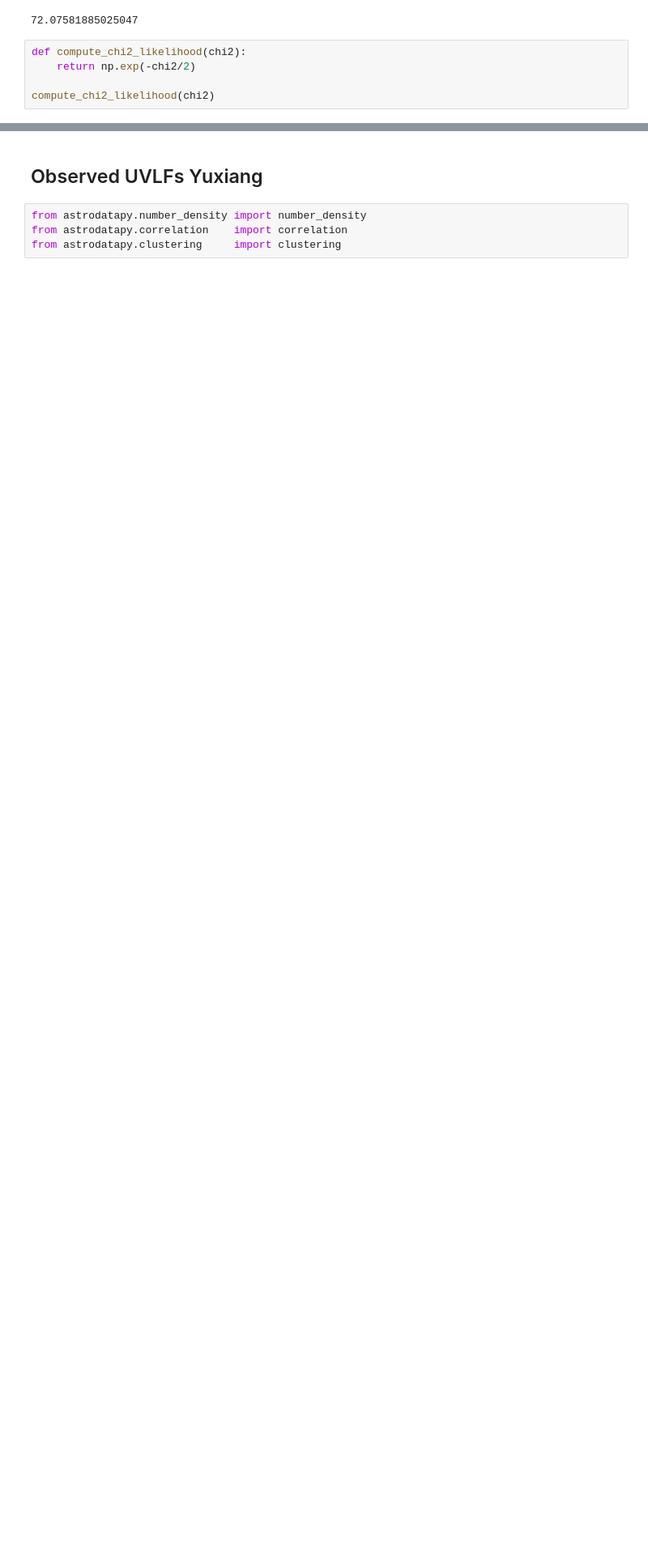
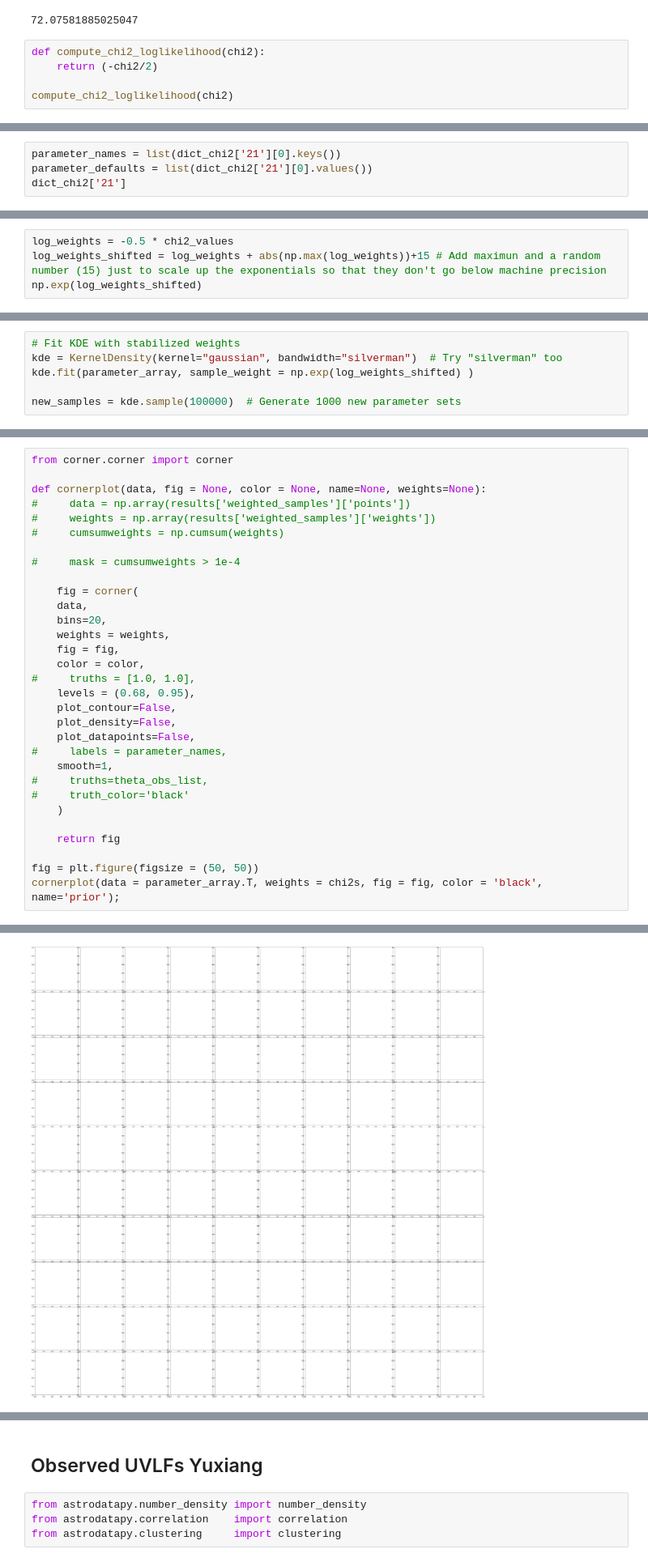
Before and after one commit to nikos-triantafyllou/Database-21cmFASTv4, a Jupyter notebook: Tutorial/Chi_squared.ipynb, the cells around one changed output, grey strips where cells are left out. Shown at 81% size. Saved outputs shown, nothing was run; the diff lists cells and outputs as text; blank space fills up the shorter version.

```diff
--- a/Tutorial/Chi_squared.ipynb
+++ b/Tutorial/Chi_squared.ipynb
@@ -348,8 +346,8 @@ chi2
 # %% [output]
 72.07581885025047
 # %%
-def compute_chi2_likelihood(chi2):
-    return np.exp(-chi2/2)
+def compute_chi2_loglikelihood(chi2):
+    return (-chi2/2)
 
-compute_chi2_likelihood(chi2)
+compute_chi2_loglikelihood(chi2)
 # %% [output]
@@ -356,0 +392,4 @@ compute_chi2_likelihood(chi2)
+# %%
+parameter_names = list(dict_chi2['21'][0].keys())
+parameter_defaults = list(dict_chi2['21'][0].values())
+dict_chi2['21']
@@ -356,0 +436,4 @@ compute_chi2_likelihood(chi2)
+# %%
+log_weights = -0.5 * chi2_values
+log_weights_shifted = log_weights + abs(np.max(log_weights))+15 # Add maximun and a random number (15) just to scale up the exponentials so that they don't go below machine precision
+np.exp(log_weights_shifted)
@@ -356,0 +447,6 @@ compute_chi2_likelihood(chi2)
+# %%
+# Fit KDE with stabilized weights
+kde = KernelDensity(kernel="gaussian", bandwidth="silverman")  # Try "silverman" too
+kde.fit(parameter_array, sample_weight = np.exp(log_weights_shifted) )
+
+new_samples = kde.sample(100000)  # Generate 1000 new parameter sets
@@ -378,3 +556,35 @@ compute_chi2_likelihood(chi2)
 <br>
 
 # GARBAGE
+# %%
+from corner.corner import corner
+
+def cornerplot(data, fig = None, color = None, name=None, weights=None):
+#     data = np.array(results['weighted_samples']['points'])
+#     weights = np.array(results['weighted_samples']['weights'])
+#     cumsumweights = np.cumsum(weights)
+
+#     mask = cumsumweights > 1e-4
+
+    fig = corner(
+    data,
+    bins=20,
+    weights = weights,
+    fig = fig,
+    color = color,
+#     truths = [1.0, 1.0],
+    levels = (0.68, 0.95),
+    plot_contour=False,
+    plot_density=False,
+    plot_datapoints=False,
+#     labels = parameter_names,
+    smooth=1,
+#     truths=theta_obs_list,
+#     truth_color='black'
+    )
+
+    return fig
+
+fig = plt.figure(figsize = (50, 50))
+cornerplot(data = parameter_array.T, weights = chi2s, fig = fig, color = 'black', name='prior');
+# %% [output]
@@ -380,0 +592 @@ compute_chi2_likelihood(chi2)
+[figure, added]
```
Also changed, not shown: parts of 11 cells of this notebook.
